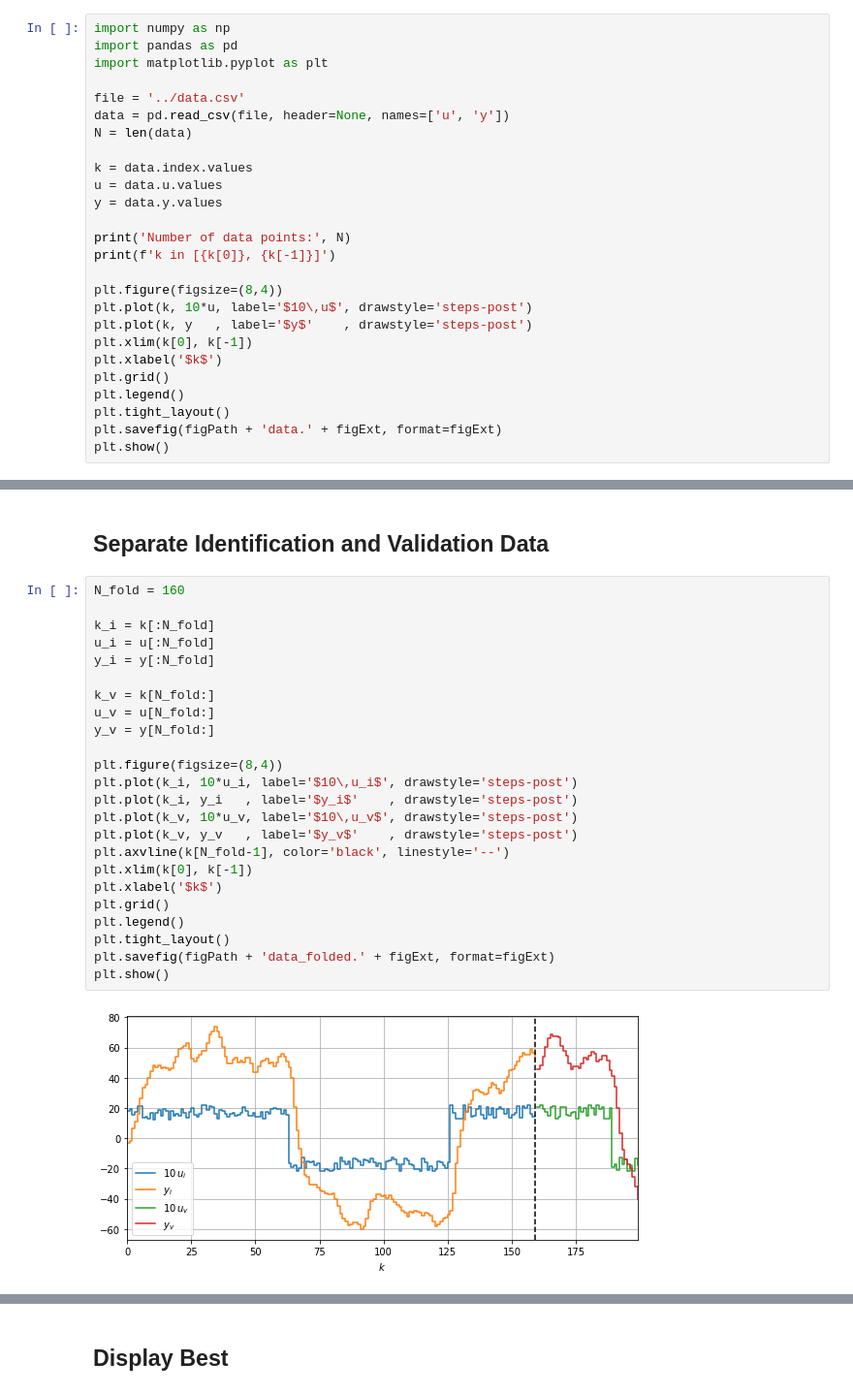
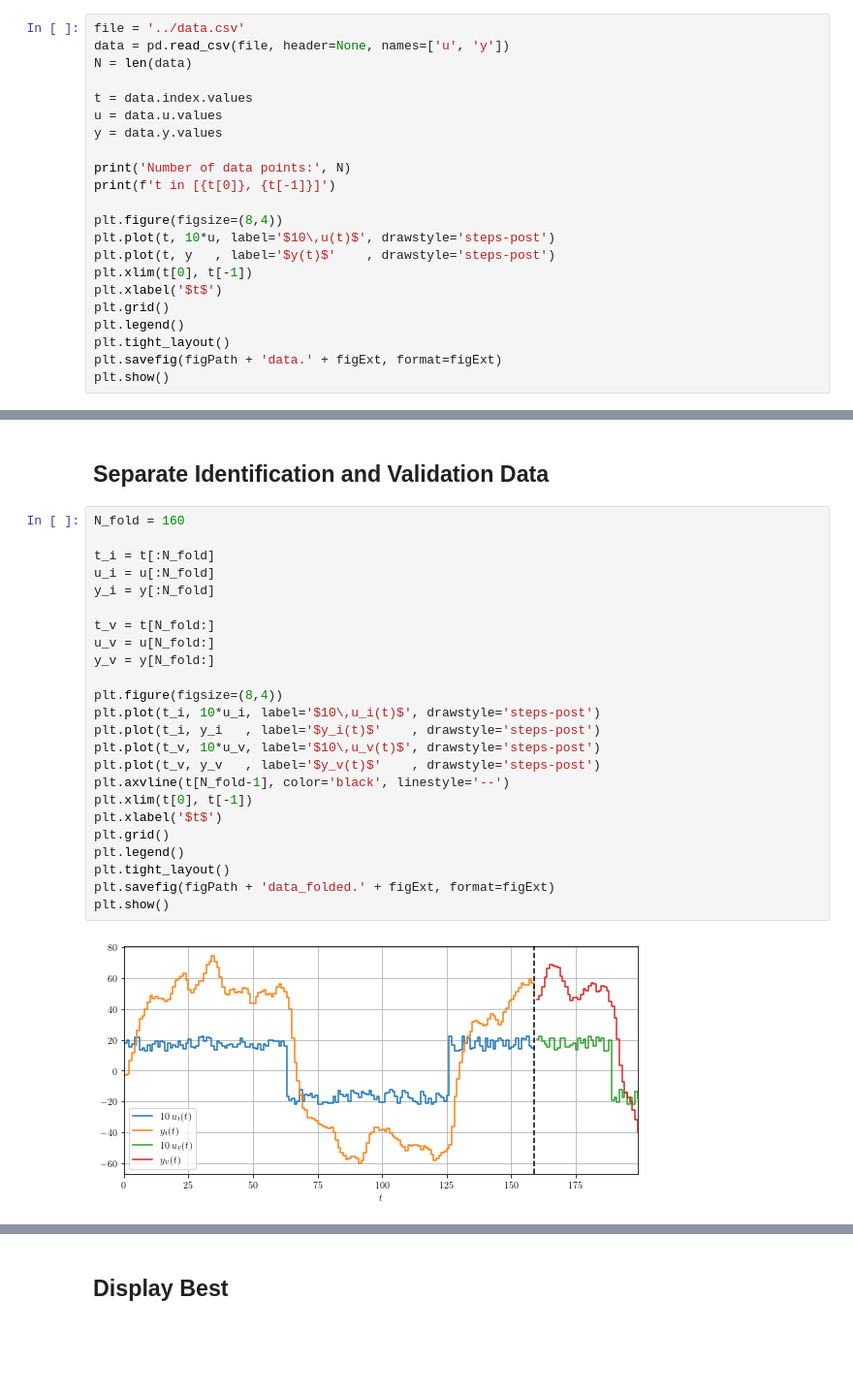
Before and after one commit to GuiBeal/system-identification, a Jupyter notebook: Python/main.ipynb, the cells around one changed output, grey strips where cells are left out. Shown at 97% size. Cells and saved outputs as stored; diff of their text form; blank space fills up the shorter version.

Commit message:
reorganização, modelos, k -> t, figures

```diff
--- a/Python/main.ipynb
+++ b/Python/main.ipynb
@@ -8,26 +18,22 @@ set_loglevel('error')
 # %% [markdown]
 # Load and View Data
 # %%
-import numpy as np
-import pandas as pd
-import matplotlib.pyplot as plt
-
 file = '../data.csv'
 data = pd.read_csv(file, header=None, names=['u', 'y'])
 N = len(data)
 
-k = data.index.values
+t = data.index.values
 u = data.u.values
 y = data.y.values
 
 print('Number of data points:', N)
-print(f'k in [{k[0]}, {k[-1]}]')
+print(f't in [{t[0]}, {t[-1]}]')
 
 plt.figure(figsize=(8,4))
-plt.plot(k, 10*u, label='$10\,u$', drawstyle='steps-post')
-plt.plot(k, y   , label='$y$'    , drawstyle='steps-post')
-plt.xlim(k[0], k[-1])
-plt.xlabel('$k$')
+plt.plot(t, 10*u, label='$10\,u(t)$', drawstyle='steps-post')
+plt.plot(t, y   , label='$y(t)$'    , drawstyle='steps-post')
+plt.xlim(t[0], t[-1])
+plt.xlabel('$t$')
 plt.grid()
 plt.legend()
 plt.tight_layout()
@@ -79,29 +85,29 @@ plt.show()
 # %%
 N_fold = 160
 
-k_i = k[:N_fold]
+t_i = t[:N_fold]
 u_i = u[:N_fold]
 y_i = y[:N_fold]
 
-k_v = k[N_fold:]
+t_v = t[N_fold:]
 u_v = u[N_fold:]
 y_v = y[N_fold:]
 
 plt.figure(figsize=(8,4))
-plt.plot(k_i, 10*u_i, label='$10\,u_i$', drawstyle='steps-post')
-plt.plot(k_i, y_i   , label='$y_i$'    , drawstyle='steps-post')
-plt.plot(k_v, 10*u_v, label='$10\,u_v$', drawstyle='steps-post')
-plt.plot(k_v, y_v   , label='$y_v$'    , drawstyle='steps-post')
-plt.axvline(k[N_fold-1], color='black', linestyle='--')
-plt.xlim(k[0], k[-1])
-plt.xlabel('$k$')
+plt.plot(t_i, 10*u_i, label='$10\,u_i(t)$', drawstyle='steps-post')
+plt.plot(t_i, y_i   , label='$y_i(t)$'    , drawstyle='steps-post')
+plt.plot(t_v, 10*u_v, label='$10\,u_v(t)$', drawstyle='steps-post')
+plt.plot(t_v, y_v   , label='$y_v(t)$'    , drawstyle='steps-post')
+plt.axvline(t[N_fold-1], color='black', linestyle='--')
+plt.xlim(t[0], t[-1])
+plt.xlabel('$t$')
 plt.grid()
 plt.legend()
 plt.tight_layout()
 plt.savefig(figPath + 'data_folded.' + figExt, format=figExt)
 plt.show()
 # %% [output]
-[figure, old version]
+[figure, new version]
 # %% [markdown]
 # Generic Model
 
```
Also changed, not shown: parts of 21 cells of this notebook, 9 other files.
